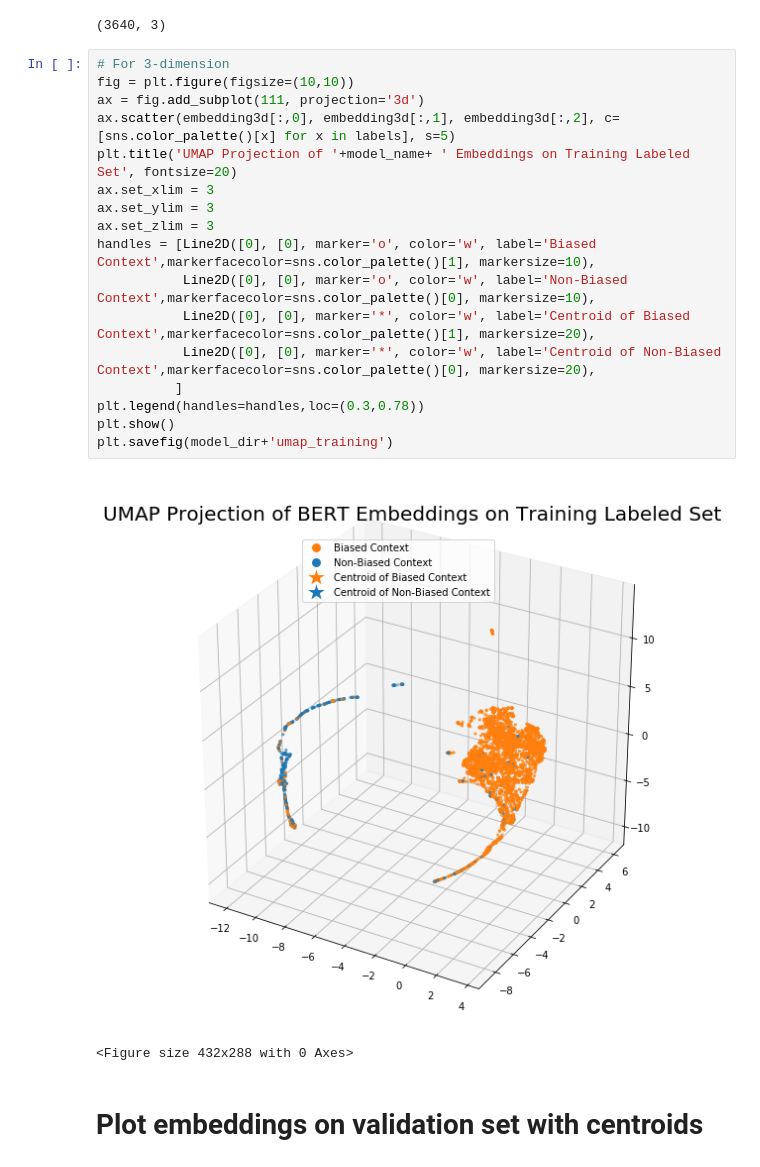
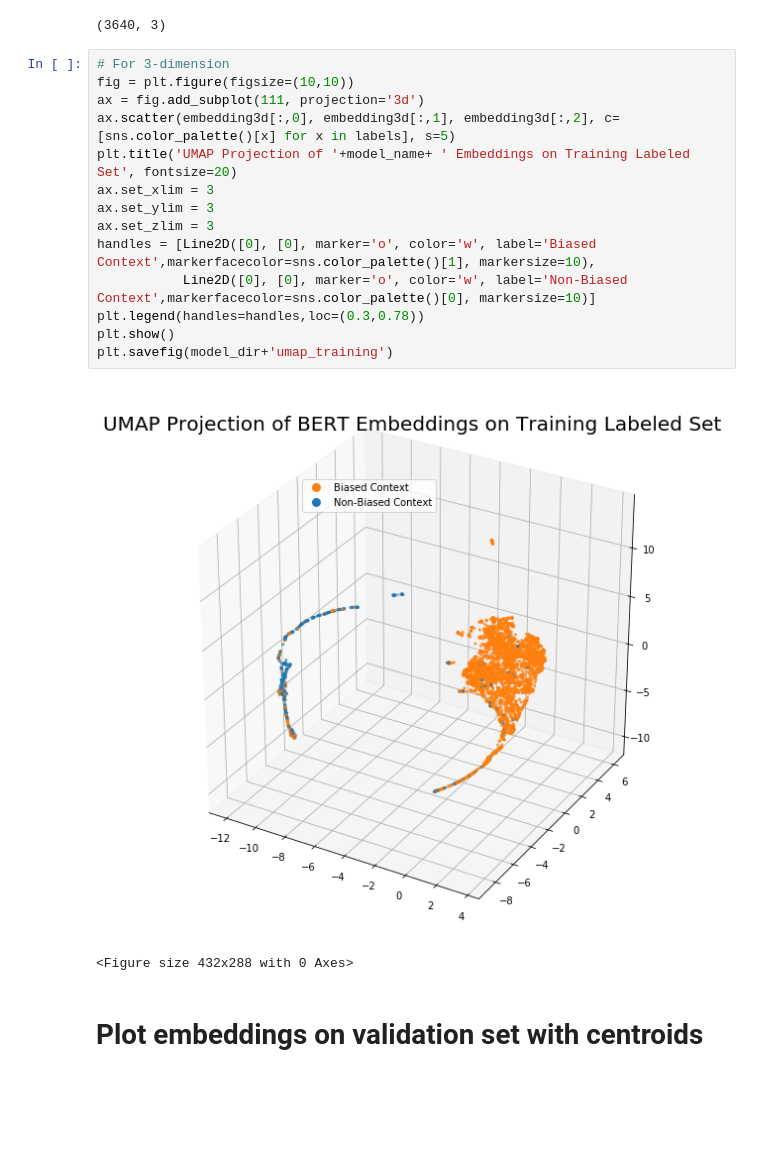
Before and after one commit to elliotgsilva/BiasedLanguageDetection, a Jupyter notebook: plot_embedding.ipynb, the cells around one changed output. Saved outputs shown, nothing was run; the diff lists cells and outputs as text; blank space fills up the shorter version.

Commit message:
changes in plot

```diff
--- a/plot_embedding.ipynb
+++ b/plot_embedding.ipynb
@@ -66,22 +63,19 @@ embedding3d.shape
 # %%
 # For 3-dimension
 fig = plt.figure(figsize=(10,10))
 ax = fig.add_subplot(111, projection='3d')
 ax.scatter(embedding3d[:,0], embedding3d[:,1], embedding3d[:,2], c=[sns.color_palette()[x] for x in labels], s=5)
 plt.title('UMAP Projection of '+model_name+ ' Embeddings on Training Labeled Set', fontsize=20)
 ax.set_xlim = 3
 ax.set_ylim = 3
 ax.set_zlim = 3
 handles = [Line2D([0], [0], marker='o', color='w', label='Biased Context',markerfacecolor=sns.color_palette()[1], markersize=10),
-           Line2D([0], [0], marker='o', color='w', label='Non-Biased Context',markerfacecolor=sns.color_palette()[0], markersize=10),
-           Line2D([0], [0], marker='*', color='w', label='Centroid of Biased Context',markerfacecolor=sns.color_palette()[1], markersize=20),
-           Line2D([0], [0], marker='*', color='w', label='Centroid of Non-Biased Context',markerfacecolor=sns.color_palette()[0], markersize=20),
-          ]
+           Line2D([0], [0], marker='o', color='w', label='Non-Biased Context',markerfacecolor=sns.color_palette()[0], markersize=10)]
 plt.legend(handles=handles,loc=(0.3,0.78))
 plt.show()
 plt.savefig(model_dir+'umap_training')
 # %% [output]
-[figure, old version]
+[figure, new version]
 <Figure size 432x288 with 0 Axes>
 # %% [markdown]
 # Plot embeddings on validation set with centroids
```
Also changed, not shown: parts of 3 cells of this notebook.
